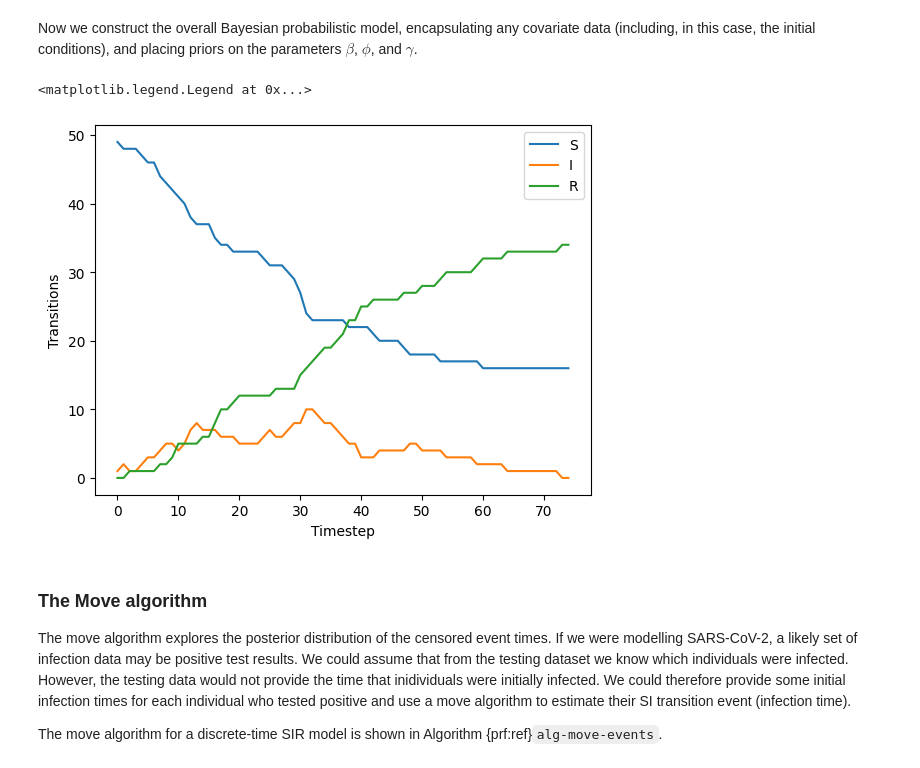
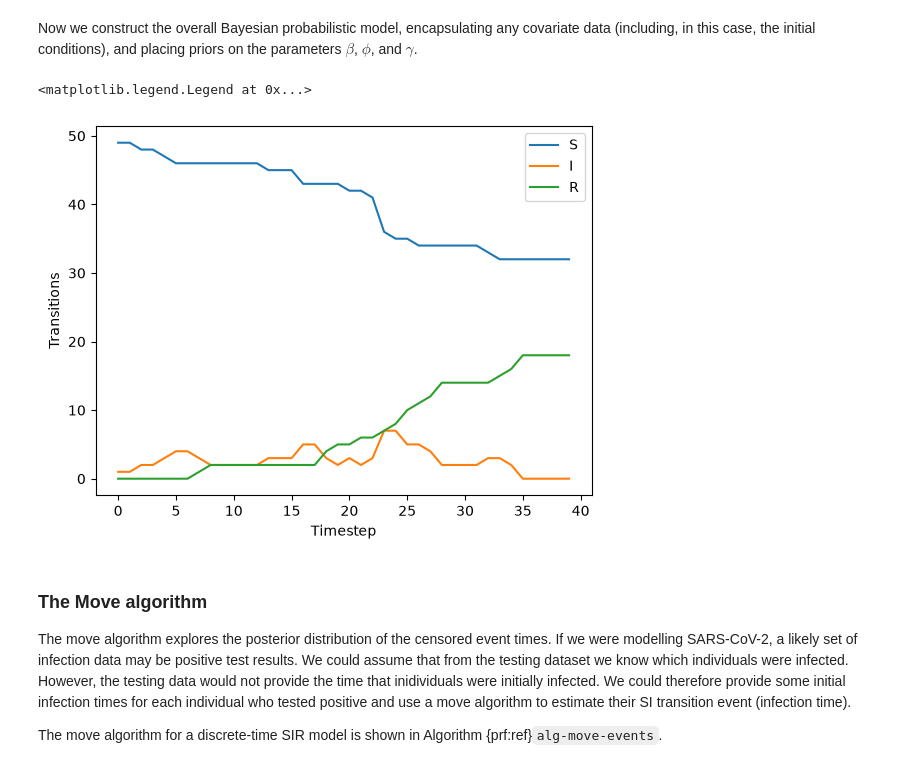
Before and after one commit to gem-epidemics/practical-epidemics, a Jupyter notebook: site/source/iddinf/data_augmentation_mcmc.ipynb, the cells around one changed output. Saved outputs shown, nothing was run; the diff lists cells and outputs as text; code cells hidden in the pictures.

```diff
--- a/site/source/iddinf/data_augmentation_mcmc.ipynb
+++ b/site/source/iddinf/data_augmentation_mcmc.ipynb
@@ -173,7 +173,7 @@ def spatial_sir(beta, phi, gamma, initial_state, name):
         transition_rate_fn=[si_rate, ir_rate],
         incidence_matrix=incidence_matrix,
         initial_state=initial_state,
-        num_steps=75,
+        num_steps=40,
         name=name,
     )
 # %% [markdown]
@@ -207,16 +207,16 @@ def model():
     yield spatial_sir(beta, phi, gamma, initial_state, name="sir")
 # %%
 # simulate from the epidemic model to provide initial event times for fitting
-dists, sim = model.sample_distributions(beta=0.1, phi=0.1, gamma=0.14, seed=jax.random.key(4))
+dists, sim = model.sample_distributions(beta=0.1, phi=0.1, gamma=0.14, seed=jax.random.key(3))
 sim_state = dists.sir.compute_state(sim.sir)
 
 plt.plot(np.sum(sim_state, axis=1), label=["S", "I", "R"])
 plt.xlabel("Timestep")
 plt.ylabel("Transitions")
 plt.legend()
 # %% [output]
 <matplotlib.legend.Legend at 0x...>
-[figure, old version]
+[figure, new version]
 # %% [markdown]
 ### The Move algorithm
 
```
Also changed, not shown: parts of 8 cells of this notebook.
